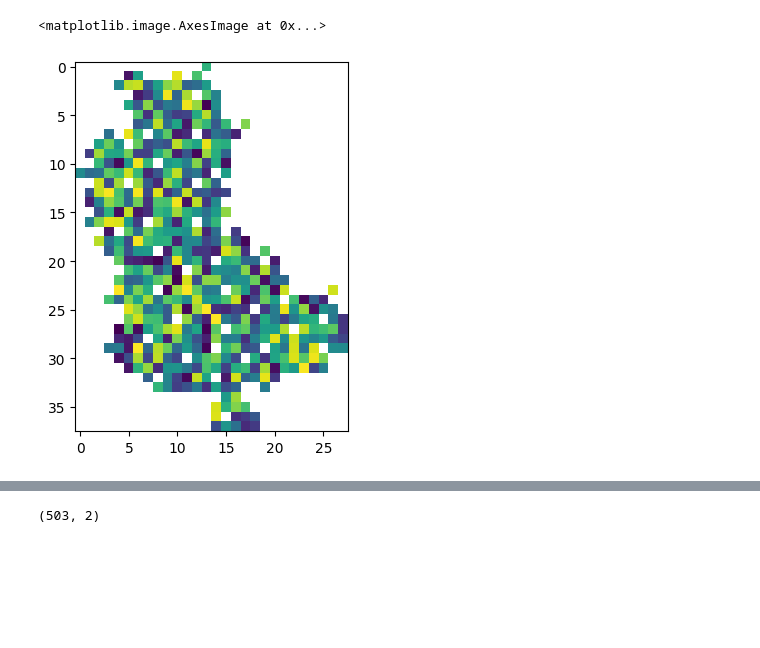
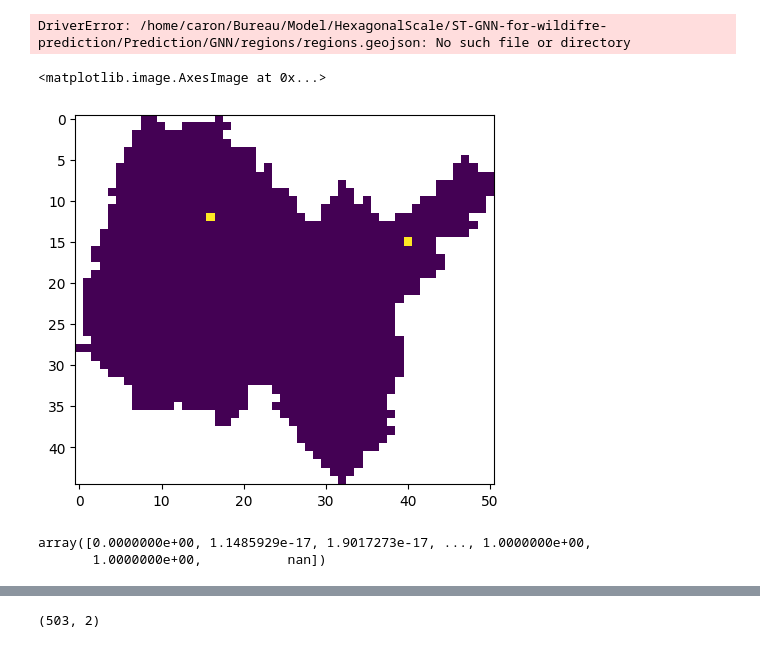
Before and after one commit to NicolasCaronPro/ST-GNN-for-wildifre-prediction, a Jupyter notebook: Prediction/Target/check.ipynb, the cells around one changed output, grey strips where cells are left out. Drawn from its saved outputs; the diff is of its cells as text; code cells hidden in the pictures; blank space fills up the shorter version.

```diff
--- a/Prediction/Target/check.ipynb
+++ b/Prediction/Target/check.ipynb
@@ -15,10 +15,17 @@ alldates[258]
 '2018-02-25'
 # %%
-log = pickle.load(open('firepoint/raster/2x2/departement-69-rhonerasterScale0.pkl', 'rb'))
+log = pickle.load(open('firepoint/firemen/occurence/bin/2x2/departement-01-ainbinScale0.pkl', 'rb'))
 regions = gpd.read_file('/home/caron/Bureau/Model/HexagonalScale/ST-GNN-for-wildifre-prediction/Prediction/GNN/regions/regions.geojson')
 reg = regions[regions['departement'] == 'departement-69-rhone']
+# %% [output]
+DriverError: /home/caron/Bureau/Model/HexagonalScale/ST-GNN-for-wildifre-prediction/Prediction/GNN/regions/regions.geojson: No such file or directory
 # %%
-plt.imshow(log[0])
+plt.imshow(log[:, :, 501])
 # %% [output]
 <matplotlib.image.AxesImage at 0x...>
-[figure, old version]
+[figure, new version]
+# %%
+np.unique(log)
+# %% [output]
+array([0.0000000e+00, 1.1485929e-17, 1.9017273e-17, ..., 1.0000000e+00,
+       1.0000000e+00,           nan])
```
Also changed, not shown: parts of 13 cells of this notebook, 4 other files.
